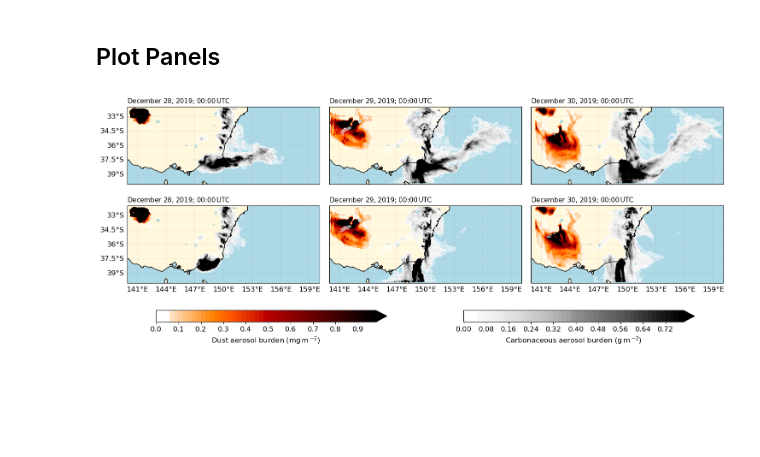
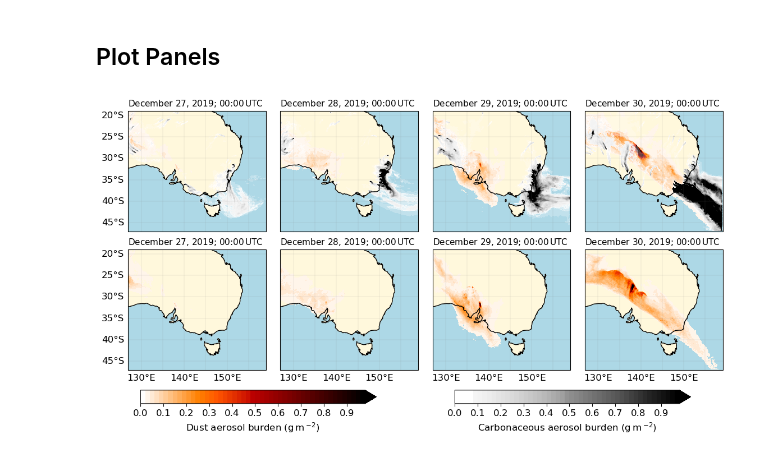
Before and after one commit to MuellerJason/hamlite-lam-fire-plots, a Jupyter notebook: fig_aus_map.ipynb, the cells around one changed output. Cells and saved outputs as stored; diff of their text form; code cells hidden in the pictures; blank space fills up the shorter version.

```diff
--- a/fig_aus_map.ipynb
+++ b/fig_aus_map.ipynb
@@ -44,0 +40,3 @@ h = h.rename({"height_2": "height"})
+# %%
+dates = ["20191227","20191228", "20191229", "20191230"]
+suffix = "000000Z.nc" #Adjust to read in a different time of the day
@@ -62,3 +108,3 @@ particle_mass_du = volume_du * rho_du
 # %%
-rho_fire = compute_air_density(t_fire, p_fire)
-rho_nofire = compute_air_density(t_nofire, p_nofire)
+rho = compute_air_density(t, p)
+dz = -h.differentiate("height")
@@ -85,35 +138,36 @@ nlevel = 50
 base_cmap = plt.cm.get_cmap("gist_heat_r", nlevel)
 colors = base_cmap(np.linspace(0, 1, nlevel))
 colors[0] = [1, 1, 1, 0]
-colors[1] = [1, 1, 1, 0.5]
-colors[2] = [1, 1, 1, 0.25]
+#colors[1] = [1, 1, 1, 0.5]
+#colors[2] = [1, 1, 1, 0.25]
 custom_cmap_du = ListedColormap(colors)
 
 base_cmap = plt.cm.get_cmap("Greys", nlevel)
 colors = base_cmap(np.linspace(0, 1, nlevel))
 colors[0] = [1, 1, 1, 0]
-colors[1] = [1, 1, 1, 0.5]
-colors[2] = [1, 1, 1, 0.25]
+colors[1] = [1, 1, 1, 0.25]
+colors[2] = [1, 1, 1, 0.5]
+colors[3] = [1, 1, 1, 0.75]
 custom_cmap_ca = ListedColormap(colors)
 # %%
 # Some Settings for the plot
-times = [40, 80, 96]
+times = [0, 1, 2,3]
 
-maxval_ca = 0.8
+maxval_ca = 1
 maxval_du = 1
 
 levs_ca = np.arange(0, maxval_ca, maxval_ca / nlevel)
 levs_du = np.arange(0, maxval_du, maxval_du / nlevel)
 # %%
 fig, axes = plt.subplots(
-    nrows=2, ncols=3,
+    nrows=2, ncols=len(times),
     subplot_kw={'projection': ccrs.PlateCarree()},
-    figsize=(18, 6)
+    figsize=(14, 6)
 )
 
 utc_string = f"; 00:00$\,$UTC"
-titles_top = ["December 28, 2019"+utc_string,"December 29, 2019" + utc_string, "December 30, 2019" + utc_string]
-titles_bottom = ["December 28, 2019" + utc_string,"December 29, 2019" + utc_string, "December 30, 2019" + utc_string]
+titles_top = ["December 27, 2019"+utc_string ,"December 28, 2019"+utc_string,"December 29, 2019" + utc_string, "December 30, 2019" + utc_string]
+titles_bottom = ["December 27, 2019" + utc_string, "December 28, 2019" + utc_string, "December 29, 2019" + utc_string, "December 30, 2019" + utc_string]
 
 for i, t in enumerate(times):
     # Top row
@@ -128,7 +182,6 @@ for i, t in enumerate(times):
 
     ax_top.add_feature(cfeature.COASTLINE, linewidth=1)
     ax_top.add_feature(cfeature.OCEAN, facecolor='lightblue')
-    ax_top.add_feature(cfeature.LAKES, facecolor='lightblue')
     ax_top.add_feature(cfeature.LAND, facecolor='cornsilk')
     ax_top.set_title(titles_top[i], loc="left", fontsize=11)
 
@@ -145,41 +198,37 @@ for i, t in enumerate(times):
     data_nofire_du = burden_nofire_du.isel(time=t)
     data_nofire_ca = burden_nofire_ca.isel(time=t)
 
     ax_bot.tricontourf(lon, lat, data_nofire_du, transform=ccrs.PlateCarree(),
                        cmap=custom_cmap_du, levels=levs_du, extend="max")
     ax_bot.tricontourf(lon, lat, data_nofire_ca, transform=ccrs.PlateCarree(),
                        cmap=custom_cmap_ca, levels=levs_ca, extend="max")
 
     ax_bot.add_feature(cfeature.COASTLINE, linewidth=1)
     ax_bot.add_feature(cfeature.OCEAN, facecolor='lightblue')
-    ax_bot.add_feature(cfeature.LAKES, facecolor='lightblue')
-    #    ax_bot.add_feature(cfeature.RIVERS, facecolor='lightblue')
     ax_bot.add_feature(cfeature.LAND, facecolor='cornsilk')
     ax_bot.set_title(titles_bottom[i], loc="left", fontsize=11)
 
     # Gridlines and labels
     gl = ax_bot.gridlines(draw_labels=True, linewidth=0.2, color='gray', alpha=0.5)
     gl.top_labels = False
     gl.right_labels = False
     if i != 0:
         gl.left_labels = False
     gl.bottom_labels = True
 
-cbar_ax1 = inset_axes(axes[1, 1], width="120%", height="15%", loc='lower center',
-                      bbox_to_anchor=(-0.8, -0.5, 1, 1), bbox_transform=axes[1, 1].transAxes, borderpad=0)
-
-cbar_ax2 = inset_axes(axes[1, 1], width="120%", height="15%", loc='lower center',
-                      bbox_to_anchor=(0.8, -0.5, 1, 1), bbox_transform=axes[1, 1].transAxes, borderpad=0)
+# Draw colorbars
+cbar_ax1 = fig.add_axes([0.15, 0.01, 0.3, 0.04])  # [left, bottom, width, height]
+cbar_ax2 = fig.add_axes([0.55, 0.01, 0.3, 0.04])
 
 # Draw colorbars
-fig.colorbar(c1, cax=cbar_ax1, orientation="horizontal").set_label("Dust aerosol burden (mg$\,$m$\,^{{-2}}$)")
+fig.colorbar(c1, cax=cbar_ax1, orientation="horizontal").set_label("Dust aerosol burden (g$\,$m$\,^{{-2}}$)")
 fig.colorbar(c2, cax=cbar_ax2, orientation="horizontal").set_label("Carbonaceous aerosol burden (g$\,$m$\,^{{-2}}$)")
 
 
 plt.subplots_adjust(
-    hspace=-0,
-    wspace=0.05,
+    hspace=0.15,
+    wspace=0.0,
     right=0.9
 )
 # %% [output]
-[figure, old version]
+[figure, new version]
```
Also changed, not shown: parts of 16 cells of this notebook, 2 other files.
